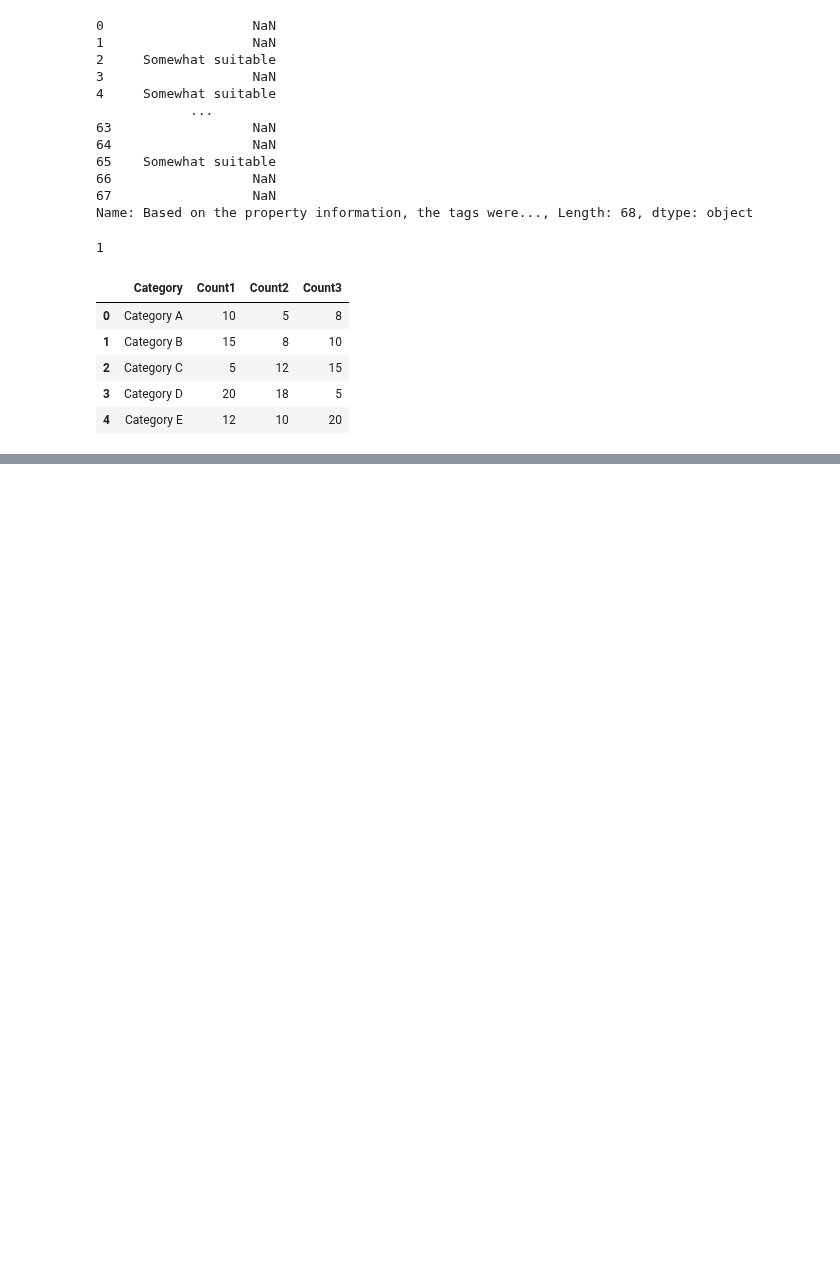
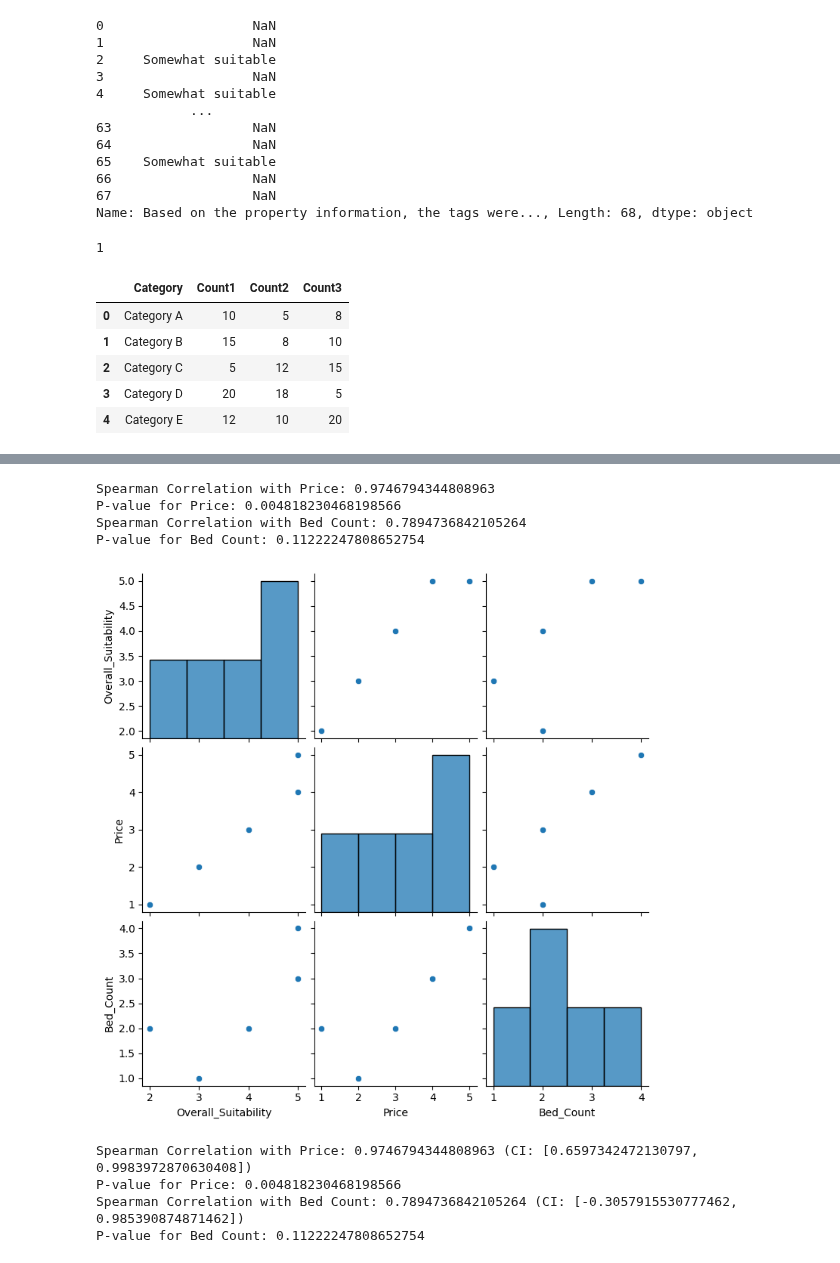
Before and after one commit to oisintheginger/mscfinalproject, a Jupyter notebook: sean_notebooks/final_report_graphs.ipynb, the cells around one changed output, grey strips where cells are left out. Cells and saved outputs as stored; diff of their text form; code cells hidden in the pictures; blank space fills up the shorter version.

```diff
--- a/sean_notebooks/final_report_graphs.ipynb
+++ b/sean_notebooks/final_report_graphs.ipynb
@@ -209,0 +313,53 @@ plt.show()
+# %%
+from scipy.stats import spearmanr
+
+# Sample data
+data = {'Overall_Suitability': [4, 5, 3, 5, 2],
+        'Price': [3, 4, 2, 5, 1],
+        'Bed_Count': [2, 3, 1, 4, 2]}
+
+# Create a DataFrame
+df = pd.DataFrame(data)
+
+# Calculate Spearman correlation coefficients and p-values
+correlation_price, p_value_price = spearmanr(df['Overall_Suitability'], df['Price'])
+correlation_bed_count, p_value_bed_count = spearmanr(df['Overall_Suitability'], df['Bed_Count'])
+
+# Print the results
+print(f"Spearman Correlation with Price: {correlation_price}")
+print(f"P-value for Price: {p_value_price}")
+print(f"Spearman Correlation with Bed Count: {correlation_bed_count}")
+print(f"P-value for Bed Count: {p_value_bed_count}")
+# %% [output]
+Spearman Correlation with Price: 0.9746794344808963
+P-value for Price: 0.004818230468198566
+Spearman Correlation with Bed Count: 0.7894736842105264
+P-value for Bed Count: 0.11222247808652754
+# %%
+import seaborn as sns
+sns.pairplot(df)
+plt.show()
+# %% [output]
+[figure, added]
+# %%
+import numpy as np
+def spearman_confidence_interval(data1, data2, alpha=0.05):
+    rho, p_value = spearmanr(data1, data2)
+    z = np.arctanh(rho)
+    sigma = 1 / np.sqrt(len(data1) - 3)
+    margin_error = 1.96 * sigma
+    ci_low, ci_high = np.tanh([z - margin_error, z + margin_error])
+    return rho, p_value, ci_low, ci_high
+
+correlation_price, p_value_price, ci_low_price, ci_high_price = spearman_confidence_interval(df['Overall_Suitability'], df['Price'])
+correlation_bed_count, p_value_bed_count, ci_low_bed_count, ci_high_bed_count = spearman_confidence_interval(df['Overall_Suitability'], df['Bed_Count'])
+
+print(f"Spearman Correlation with Price: {correlation_price} (CI: [{ci_low_price}, {ci_high_price}])")
+print(f"P-value for Price: {p_value_price}")
+print(f"Spearman Correlation with Bed Count: {correlation_bed_count} (CI: [{ci_low_bed_count}, {ci_high_bed_count}])")
+print(f"P-value for Bed Count: {p_value_bed_count}")
+# %% [output]
+Spearman Correlation with Price: 0.9746794344808963 (CI: [0.6597342472130797, 0.9983972870630408])
+P-value for Price: 0.004818230468198566
+Spearman Correlation with Bed Count: 0.7894736842105264 (CI: [-0.3057915530777462, 0.985390874871462])
+P-value for Bed Count: 0.11222247808652754
```
Also changed, not shown: parts of 9 cells of this notebook, 1 other file.
